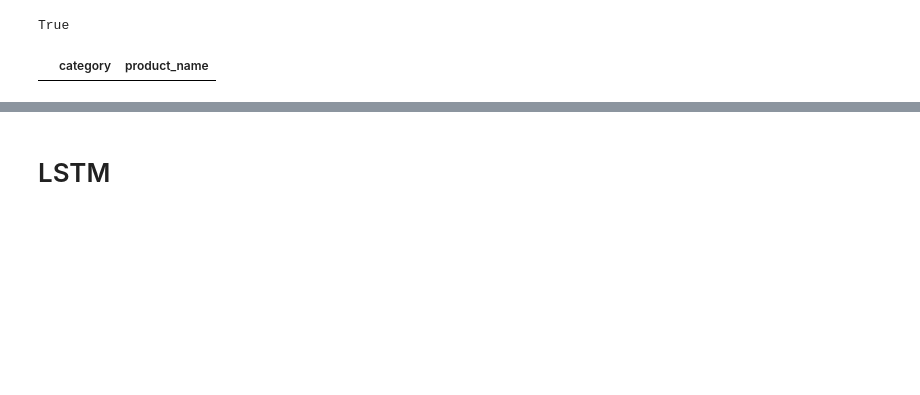
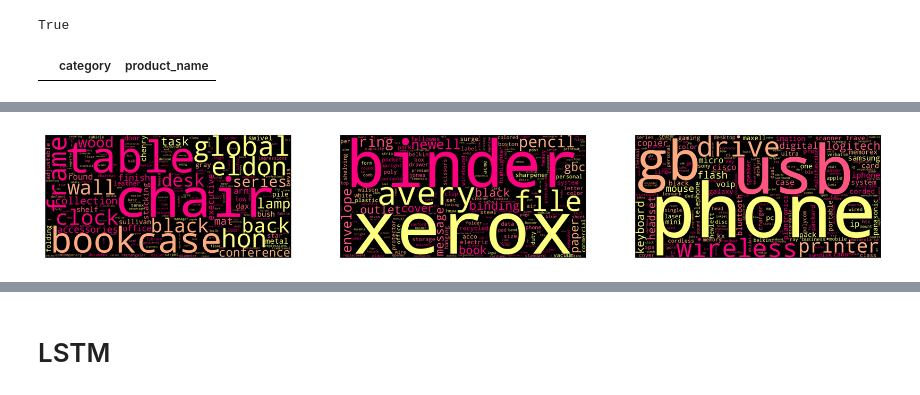
Before and after one commit to gdayjilljiw/sql-based-project, a Jupyter notebook: superstore-nlp-product-classification/product_classification.ipynb, the cells around one changed output, grey strips where cells are left out. Drawn from its saved outputs; the diff is of its cells as text; code cells hidden in the pictures; blank space fills up the shorter version.

```diff
--- a/superstore-nlp-product-classification/product_classification.ipynb
+++ b/superstore-nlp-product-classification/product_classification.ipynb
@@ -73,3 +98,21 @@ df['category'] = df['category'].apply(str.lower)
+# %%
+palette= ['#FFFF80', '#FFAA80', '#FF5580', '#FF0080']
+cmap = ListedColormap(palette, name='custom')
+# %%
+def wordcloud(text:str, mask=None):
+  return WordCloud(height=400,  width=800, scale=2,
+                   background_color = 'black', colormap=cmap.reversed(), collocations=False).generate(text)
+# %%
+fig, ax = plt.subplots(1,3, figsize=(15,7), dpi=300)
+ax[0].imshow(wordcloud(furniture_generated))
+ax[0].axis('off')
+ax[1].imshow(wordcloud(office_generated))
+ax[1].axis('off')
+ax[2].imshow(wordcloud(tech_generated))
+ax[2].axis('off')
+plt.show()
+# %% [output]
+[figure, added]
 # %%
 len_list = [len(tk) for tk in df['tokens']]
 print(max(len_list), sum(len_list))
```
Also changed, not shown: parts of 71 cells of this notebook, 2 other files.
